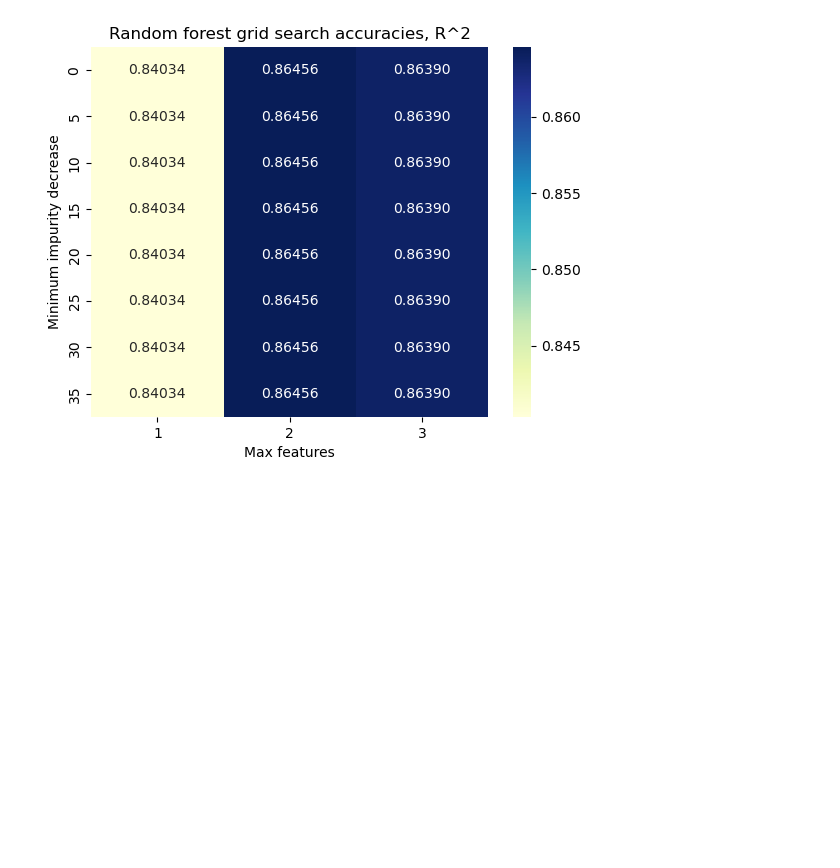
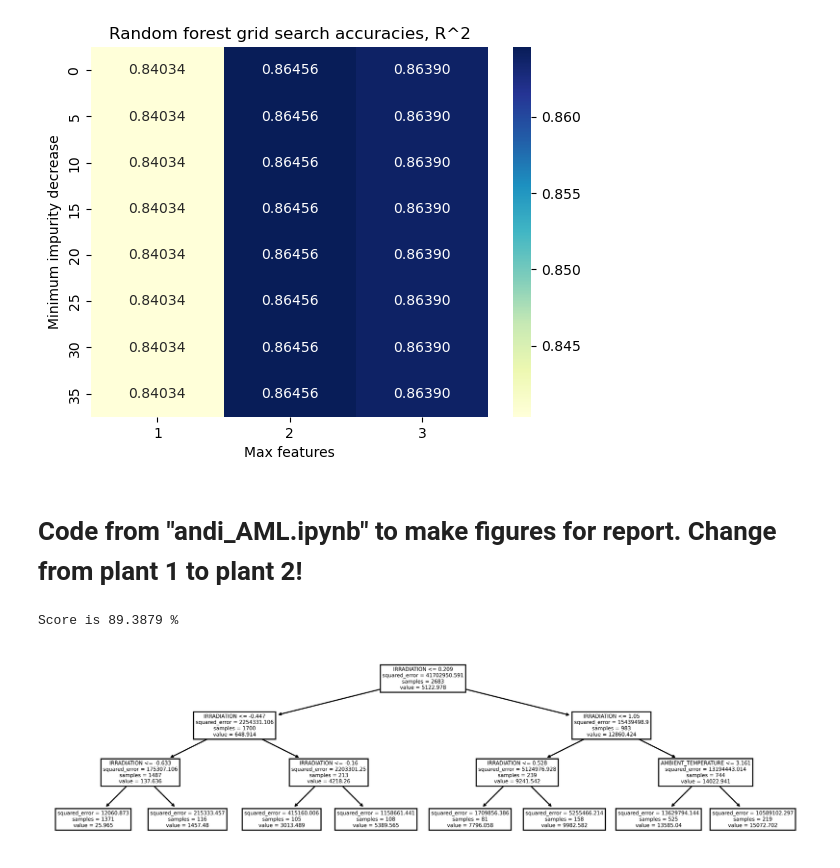
Before and after one commit to Enginedeer/AML_project, a Jupyter notebook: andi_AML_v2.ipynb, the cells around one changed output. Drawn from its saved outputs; the diff is of its cells as text; code cells hidden in the pictures; blank space fills up the shorter version.

```diff
--- a/andi_AML_v2.ipynb
+++ b/andi_AML_v2.ipynb
@@ -737,3 +741,20 @@ Name: mean_test_score, dtype: float64
 | 23 | 0.106393 | 0.015751 | 0.007376 | 0.003410 | 3 | ... |
 24 rows × 26 columns
 [figure]
+# %% [markdown]
+# Code from "andi_AML.ipynb" to make figures for report. Change from plant 1 to plant 2!
+# %%
+from sklearn.tree import DecisionTreeRegressor
+from sklearn.tree import plot_tree
+
+dtr = DecisionTreeRegressor(max_depth=3,  random_state=43)
+dtr.fit(X_train,y_train)
+
+dtr_score = dtr.score(X_test, y_test)
+print(f"Score is {dtr_score*100:.4f} %")
+
+plt.figure(figsize=(12, 3), dpi=600)
+tree_dot = plot_tree(dtr, feature_names=feature_names)
+# %% [output]
+Score is 89.3879 %
+[figure, added]
```
Also changed, not shown: parts of 14 cells of this notebook.
